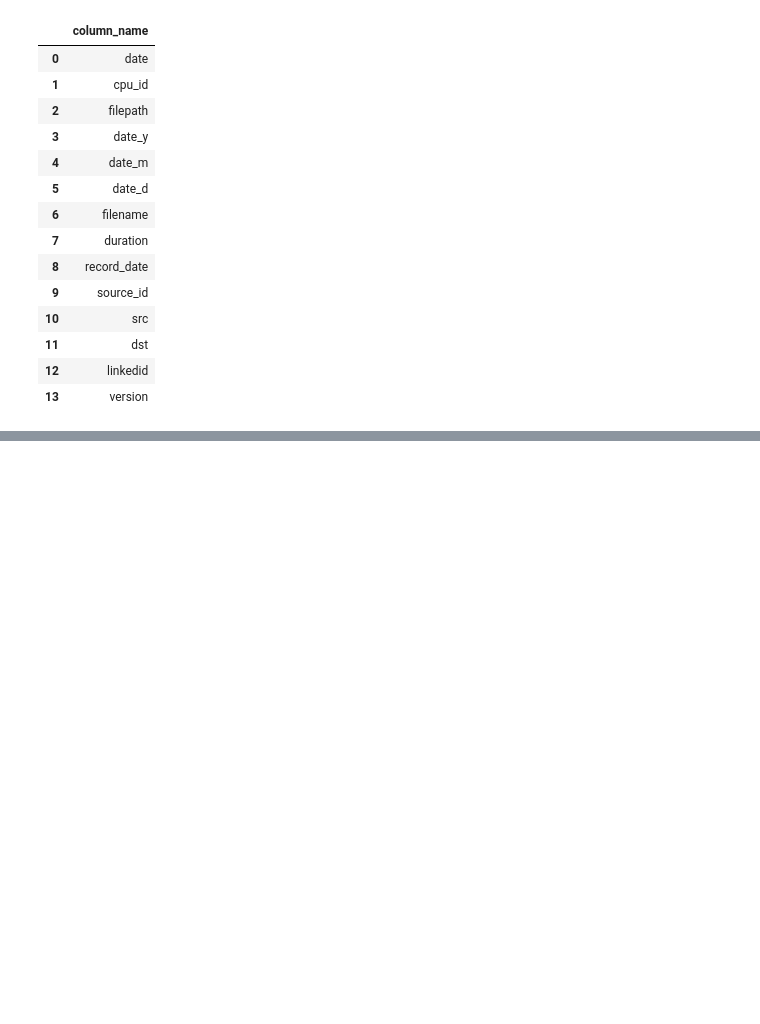
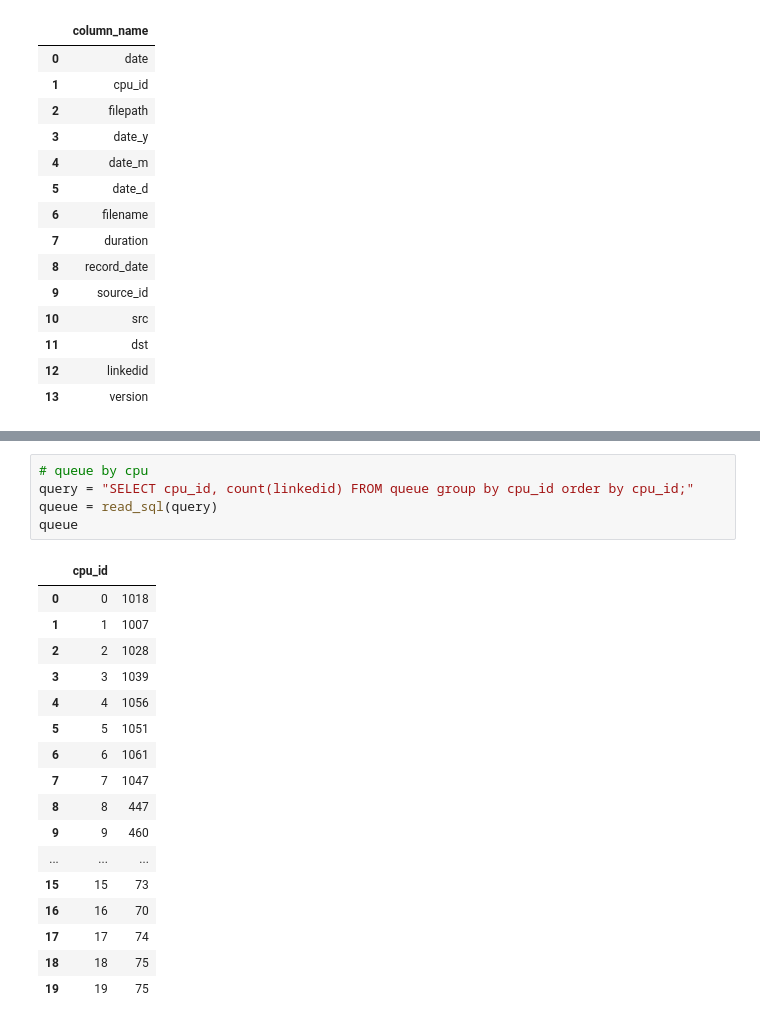
Before and after one commit to format37/call_centre_stt_server, a Jupyter notebook: performance_report.ipynb, the cells around one changed output, grey strips where cells are left out. Saved outputs shown, nothing was run; the diff lists cells and outputs as text; blank space fills up the shorter version.

```diff
--- a/performance_report.ipynb
+++ b/performance_report.ipynb
@@ -279,0 +280,23 @@ queue
+# %%
+# queue by cpu
+query = "SELECT cpu_id, count(linkedid) FROM queue group by cpu_id order by cpu_id;"
+queue = read_sql(query)
+queue
+# %% [output]
+|  | cpu_id |  |
+| 0 | 0 | 1018 |
+| 1 | 1 | 1007 |
+| 2 | 2 | 1028 |
+| 3 | 3 | 1039 |
+| 4 | 4 | 1056 |
+| 5 | 5 | 1051 |
+| 6 | 6 | 1061 |
+| 7 | 7 | 1047 |
+| 8 | 8 | 447 |
+| 9 | 9 | 460 |
+| ... | ... | ... |
+| 15 | 15 | 73 |
+| 16 | 16 | 70 |
+| 17 | 17 | 74 |
+| 18 | 18 | 75 |
+| 19 | 19 | 75 |
```
Also changed, not shown: parts of 2 cells of this notebook, 1 other file.
